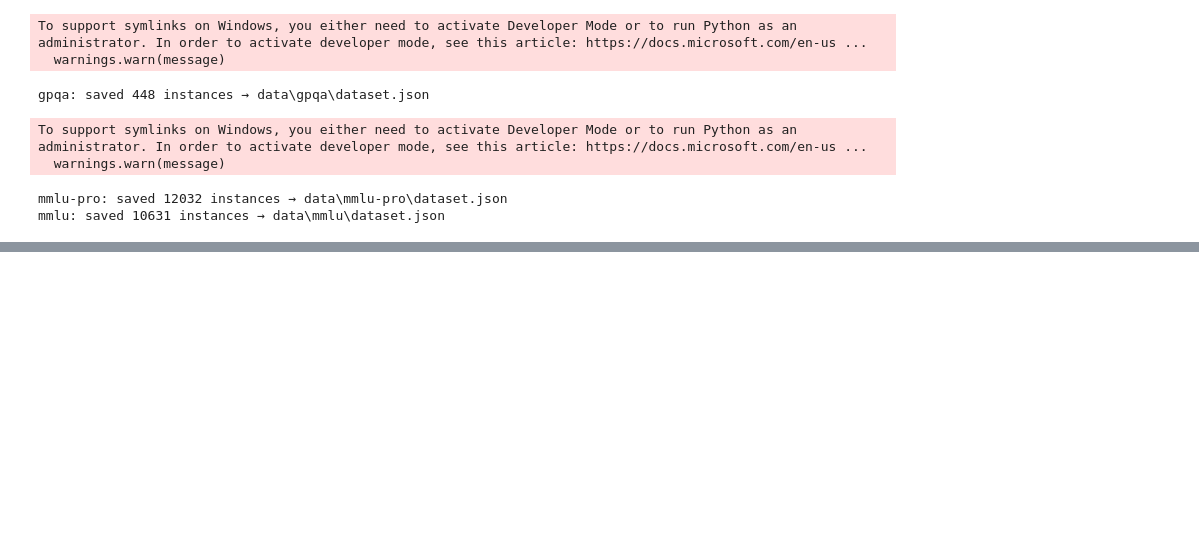
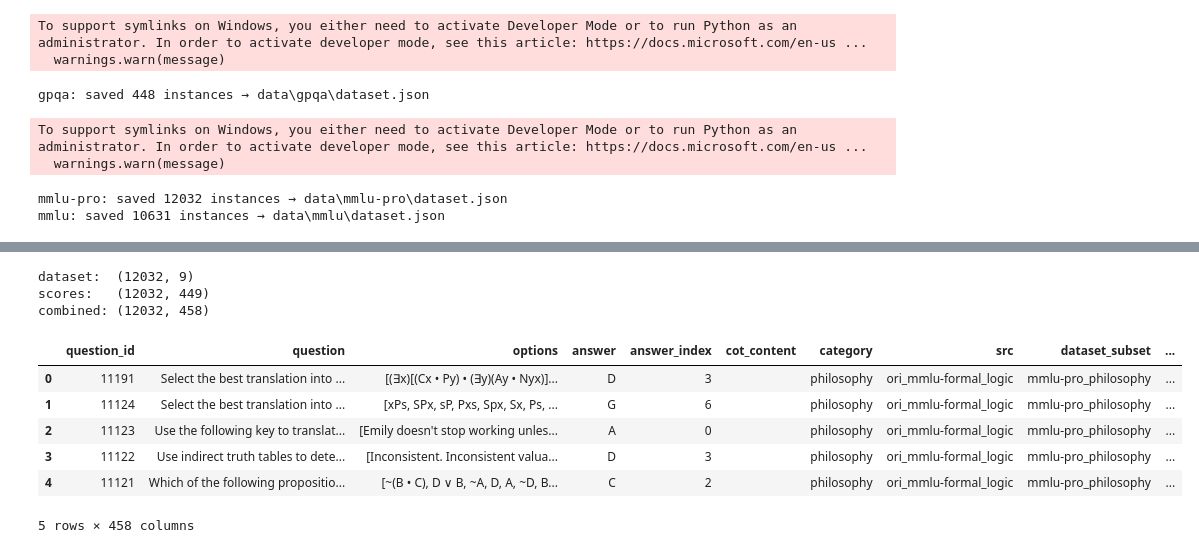
Before and after one commit to mpg05883/micro-benchmarking-reliability, a Jupyter notebook: notebooks/eda.ipynb, the cells around one changed output, grey strips where cells are left out. Cells and saved outputs as stored; diff of their text form; code cells hidden in the pictures; blank space fills up the shorter version.

```diff
--- a/notebooks/eda.ipynb
+++ b/notebooks/eda.ipynb
@@ -247,0 +257,39 @@ combined: (5761, 414)
+# %%
+benchmark = Benchmark.MMLU_PRO
+
+data_dir = Path("data")
+
+dataset_df = pd.read_json(data_dir / benchmark / "dataset.json")
+scores_df = pd.read_csv(data_dir / benchmark / "model_scores.csv")
+
+dataset_df["subset"] = "mmlu-pro_" + dataset_df["category"]
+
+# HuggingFace serves MMLU-Pro in a different subset order than the subtask-idx-ranges
+# used to build scores_df. Sort dataset_df by subset using benchmark.subsets as the
+# canonical order so both dfs are aligned before concatenating.
+dataset_df["subset"] = pd.Categorical(dataset_df["subset"], categories=benchmark.subsets, ordered=True)
+dataset_df = dataset_df.sort_values("subset").reset_index(drop=True)
+
+dataset_df = dataset_df.rename(columns={"subset": "dataset_subset"})
+scores_df = scores_df.rename(columns={"subset": "scores_subset"})
+
+combined_df = pd.concat([dataset_df, scores_df], axis=1)
+
+assert (combined_df["dataset_subset"] == combined_df["scores_subset"]).all(), \
+    "Mismatch between dataset_subset and scores_subset"
+
+print(f"dataset:  {dataset_df.shape}")
+print(f"scores:   {scores_df.shape}")
+print(f"combined: {combined_df.shape}")
+combined_df.head()
+# %% [output]
+dataset:  (12032, 9)
+scores:   (12032, 449)
+combined: (12032, 458)
+|  | question_id | question | options | answer | answer_index | cot_content | category | src | dataset_subset | ... |
+| 0 | 11191 | Select the best translation into ... | [(∃x)[(Cx • Py) • (∃y)(Ay • Nyx)]... | D | 3 |  | philosophy | ori_mmlu-formal_logic | mmlu-pro_philosophy | ... |
+| 1 | 11124 | Select the best translation into ... | [xPs, SPx, sP, Pxs, Spx, Sx, Ps, ... | G | 6 |  | philosophy | ori_mmlu-formal_logic | mmlu-pro_philosophy | ... |
+| 2 | 11123 | Use the following key to translat... | [Emily doesn't stop working unles... | A | 0 |  | philosophy | ori_mmlu-formal_logic | mmlu-pro_philosophy | ... |
+| 3 | 11122 | Use indirect truth tables to dete... | [Inconsistent. Inconsistent valua... | D | 3 |  | philosophy | ori_mmlu-formal_logic | mmlu-pro_philosophy | ... |
+| 4 | 11121 | Which of the following propositio... | [~(B • C), D ∨ B, ~A, D, A, ~D, B... | C | 2 |  | philosophy | ori_mmlu-formal_logic | mmlu-pro_philosophy | ... |
+5 rows × 458 columns
```
Also changed, not shown: parts of 3 cells of this notebook.
